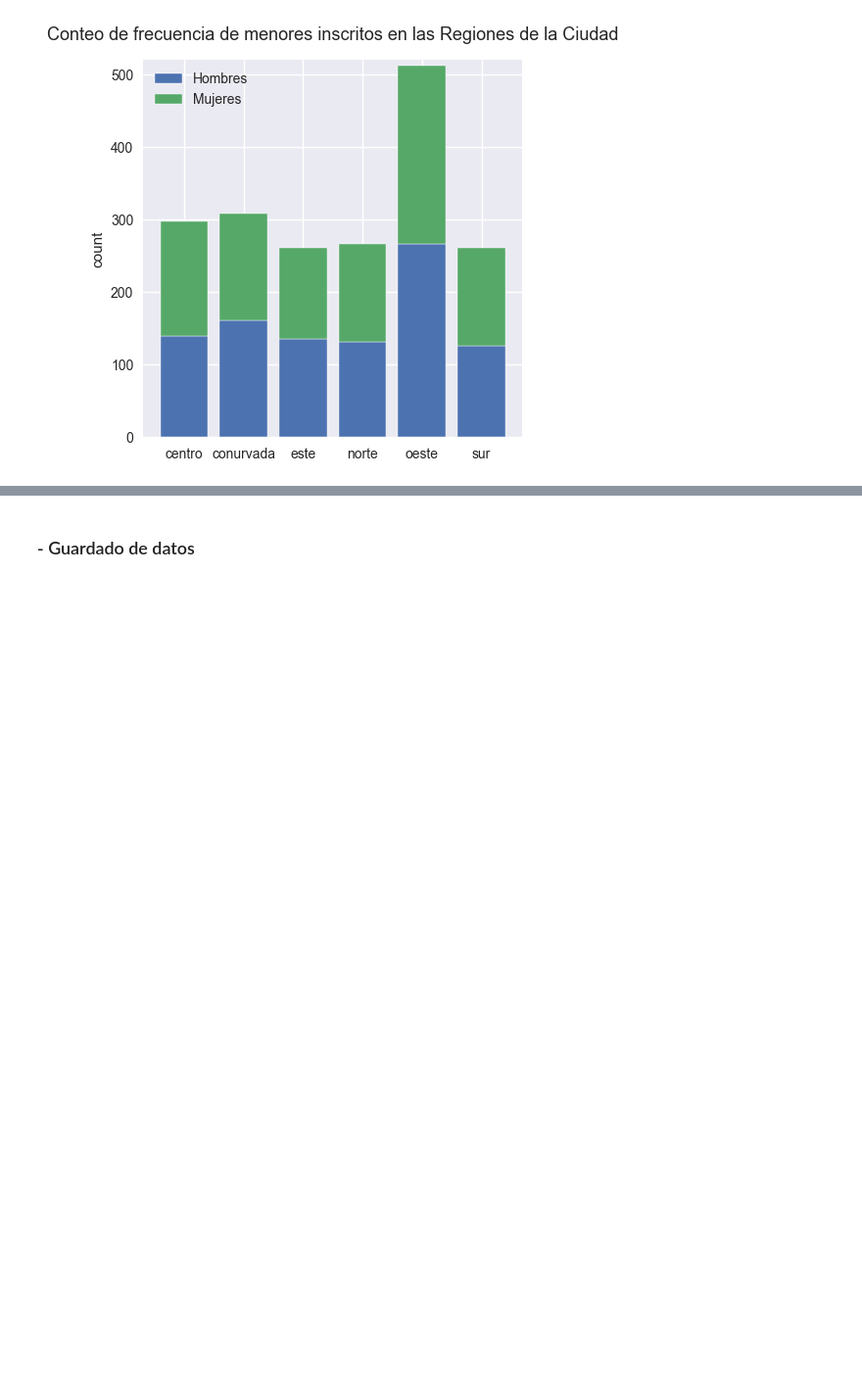
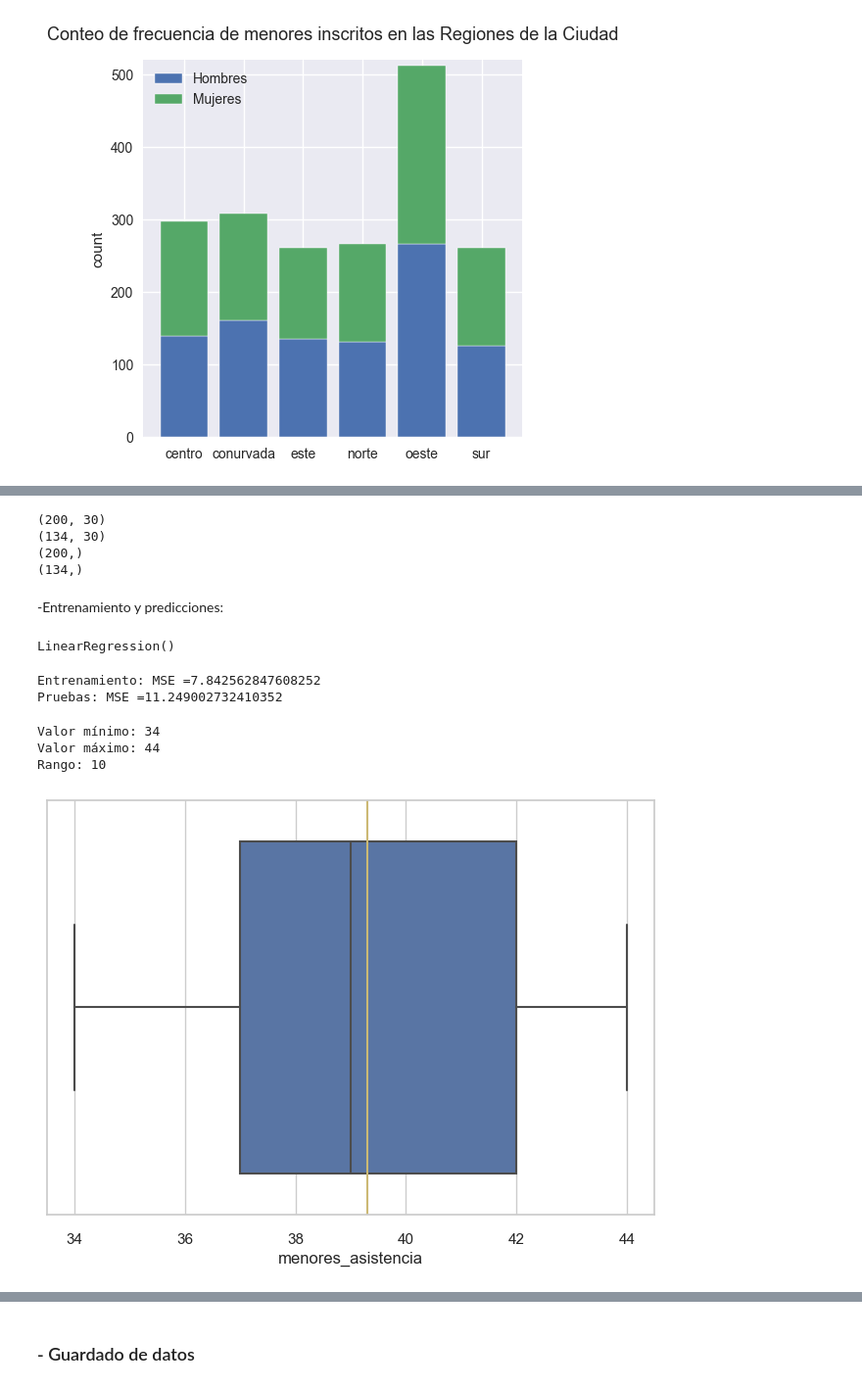
Before and after one commit to leoneltrujillo/proyecto_estancias, a Jupyter notebook: Proyecto/proyecto.ipynb, the cells around one changed output, grey strips where cells are left out. Shown at 98% size. Saved outputs shown, nothing was run; the diff lists cells and outputs as text; code cells hidden in the pictures; blank space fills up the shorter version.

```diff
--- a/Proyecto/proyecto.ipynb
+++ b/Proyecto/proyecto.ipynb
@@ -620,3 +621,52 @@ def transformarSerieADataset(serie, elementosPorMuestra):
         else:
             salidasDataset = np.append(salidasDataset,salida)
     return dataset, salidasDataset
+# %%
+angelitoazul_stiempo = pd.read_csv('asistencias_2018_mi angelito azul.csv')
+angelitoazul_stiempo['menores_asistencia']
+serie = angelitoazul_stiempo['menores_asistencia'].to_numpy()
+
+X, Y = transformarSerieADataset(serie, elementosPorMuestra = 30)
+# %%
+X_train, X_test, Y_train, Y_test = train_test_split(X, Y, test_size = 0.4, random_state=5)
+print(X_train.shape)
+print(X_test.shape)
+print(Y_train.shape)
+print(Y_test.shape)
+# %% [output]
+(200, 30)
+(134, 30)
+(200,)
+(134,)
+# %% [markdown]
+-Entrenamiento y predicciones:
+# %%
+lin_model = LinearRegression()
+lin_model.fit(X_train, Y_train)
+# %% [output]
+LinearRegression()
+# %%
+y_train_predict = lin_model.predict(X_train)
+MSE = mean_squared_error(Y_train,y_train_predict)
+print("Entrenamiento: MSE ="+str(MSE))
+
+y_test_predict = lin_model.predict(X_test)
+MSE = (mean_squared_error(Y_test, y_test_predict))
+print("Pruebas: MSE ="+str(MSE))
+# %% [output]
+Entrenamiento: MSE =7.842562847608252
+Pruebas: MSE =11.249002732410352
+# %%
+print(f'Valor mínimo: {angelitoazul_stiempo.menores_asistencia.min()}')
+print(f'Valor máximo: {angelitoazul_stiempo.menores_asistencia.max()}')
+print(f'Rango: {angelitoazul_stiempo.menores_asistencia.max() - angelitoazul_stiempo.menores_asistencia.min()}')
+# %% [output]
+Valor mínimo: 34
+Valor máximo: 44
+Rango: 10
+# %%
+sns.set(style="whitegrid")
+sns.boxplot(x=angelitoazul_stiempo['menores_asistencia'])
+plt.axvline(angelitoazul_stiempo['menores_asistencia'].mean(), c='y');
+# %% [output]
+[figure, added]
```
Also changed, not shown: parts of 7 cells of this notebook, 1 other file.
